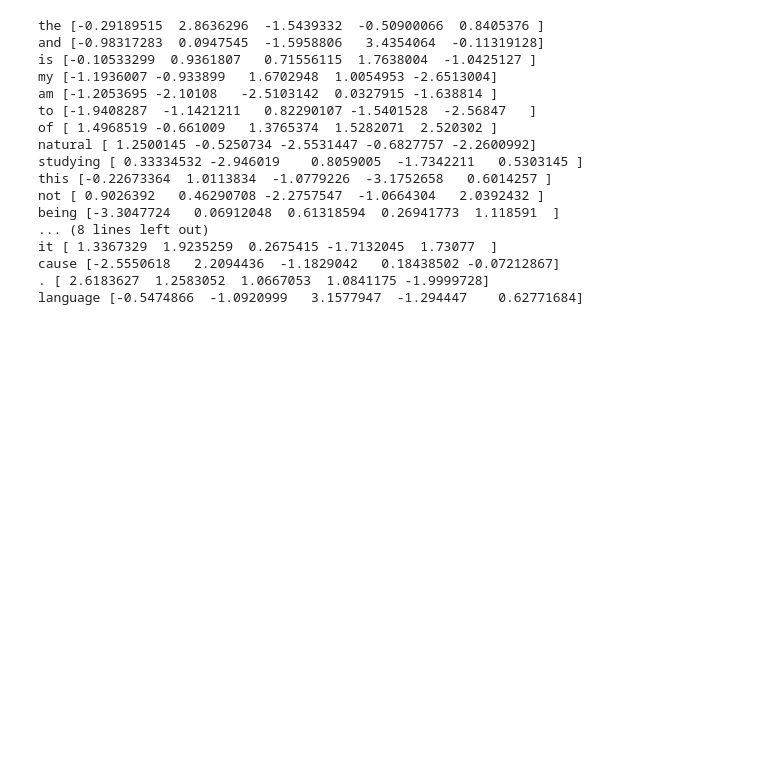
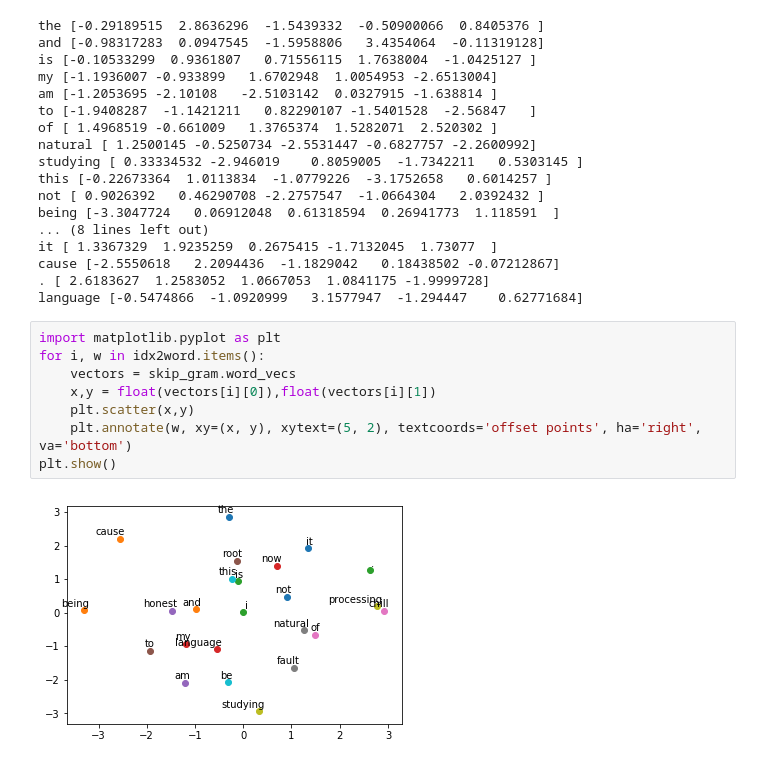
Before and after one commit to yz830620/NLPmarathon, a Jupyter notebook: DL_Day13_實作簡易word2vec模型_作業.ipynb, the cells around one changed output. Saved outputs shown, nothing was run; the diff lists cells and outputs as text; blank space fills up the shorter version.

Commit message:
add distance plot

```diff
--- a/DL_Day13_實作簡易word2vec模型_作業.ipynb
+++ b/DL_Day13_實作簡易word2vec模型_作業.ipynb
@@ -191,3 +191,13 @@ it [ 1.3367329  1.9235259  0.2675415 -1.7132045  1.73077  ]
 cause [-2.5550618   2.2094436  -1.1829042   0.18438502 -0.07212867]
 . [ 2.6183627  1.2583052  1.0667053  1.0841175 -1.9999728]
 language [-0.5474866  -1.0920999   3.1577947  -1.294447    0.62771684]
+# %%
+import matplotlib.pyplot as plt
+for i, w in idx2word.items():
+    vectors = skip_gram.word_vecs
+    x,y = float(vectors[i][0]),float(vectors[i][1])
+    plt.scatter(x,y)
+    plt.annotate(w, xy=(x, y), xytext=(5, 2), textcoords='offset points', ha='right', va='bottom')
+plt.show()
+# %% [output]
+[figure, added]
```
